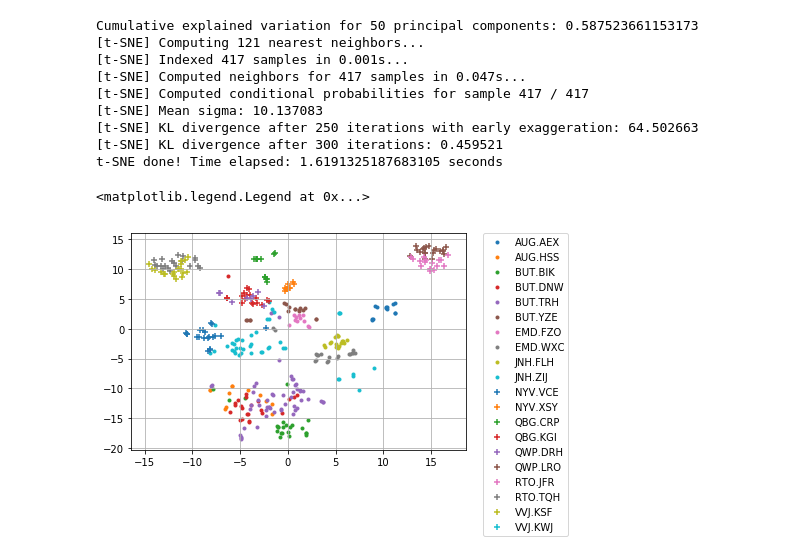
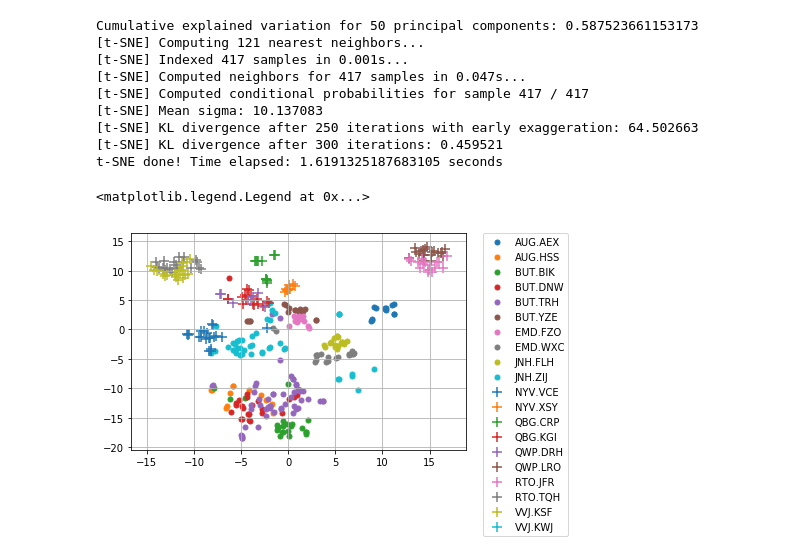
Before and after one commit to francoisremi/projet_FDD, a Jupyter notebook: jupyter/exercice2.ipynb, the cells around one changed output. Cells and saved outputs as stored; diff of their text form; code cells hidden in the pictures.

```diff
--- a/jupyter/exercice2.ipynb
+++ b/jupyter/exercice2.ipynb
@@ -86,16 +97,20 @@ plt.legend(le.classes_)
 # %%
-from mpl_toolkits.mplot3d import Axes3D
 
 fig = plt.figure()
 ax = fig.add_subplot(111, projection='3d')
 
-ax.scatter(df['pca-one'], df['pca-two'], df['pca-three'], c=df['species'], marker='o', label=le.classes_)
-
-ax.set_xlabel('pca 1')
-ax.set_ylabel('pca 2')
-ax.set_zlabel('pca 3')
-
-#plt.legend(le.classes_)
-
-plt.show()
+for i in range(1,len(le.classes_)+1):
+    if i < 11:
+        marker = '.'
+    else:
+        marker = '+'
+    ax.scatter(df[df['species']==i]['pca-one'].values,
+                df[df['species']==i]['pca-two'].values,
+                df[df['species']==i]['pca-three'].values,
+                marker=marker, s=100, label=le.classes_[i-1])
+ax.set_xlabel('pca-one')
+ax.set_ylabel('pca-two')
+ax.set_zlabel('pca-three')
+ax.legend(bbox_to_anchor=(1.05, 1), loc=2, borderaxespad=0.)
+fig.savefig("figures/pca.svg", bbox_inches='tight')
 # %% [output]
@@ -103,10 +117,0 @@ plt.show()
-# %%
-fig = plt.figure()
-ax = fig.add_subplot(111, projection='3d')
-
-for i in range(1,len(le.classes_)+1):
-    ax.scatter(df[df['species']==i]['pca-one'].values,
-                df[df['species']==i]['pca-two'].values,
-                df[df['species']==i]['pca-three'].values,
-                marker='o', label=le.classes_[i-1])
-ax.legend(bbox_to_anchor=(1.05, 1), loc=2, borderaxespad=0.)
@@ -138,6 +140,7 @@ print('t-SNE done! Time elapsed: {} seconds'.format(time.time()-time_start))
 [t-SNE] KL divergence after 300 iterations: 0.596214
 t-SNE done! Time elapsed: 2.37813663482666 seconds
 # %%
+%matplotlib inline
 df_tsne = df.copy()
 df_tsne['x-tsne'] = tsne_results[:,0]
 df_tsne['y-tsne'] = tsne_results[:,1]
@@ -152,7 +155,7 @@ for i in range(1,len(le.classes_)+1):
         marker = '+'
     ax.scatter(df_tsne[df_tsne['species']==i]['x-tsne'].values,
                 df_tsne[df_tsne['species']==i]['y-tsne'].values,
-                marker=marker, label=le.classes_[i-1])
+                marker=marker, s=100, label=le.classes_[i-1])
 ax.grid(True)
 ax.legend(bbox_to_anchor=(1.05, 1), loc=2, borderaxespad=0.)
 # %% [output]
@@ -186,23 +189,23 @@ t-SNE done! Time elapsed: 1.6191325187683105 seconds
 # %%
 df_tsne = None
 df_tsne = df.copy()
 df_tsne['x-tsne-pca'] = tsne_pca_results[:,0]
 df_tsne['y-tsne-pca'] = tsne_pca_results[:,1]
 
 fig = plt.figure()
 ax = fig.add_subplot(111)
 
 for i in range(1,len(le.classes_)+1):
     if i < 11:
         marker = '.'
     else:
         marker = '+'
     ax.scatter(df_tsne[df_tsne['species']==i]['x-tsne-pca'].values,
                 df_tsne[df_tsne['species']==i]['y-tsne-pca'].values,
-                marker=marker, label=le.classes_[i-1])
+                marker=marker, s=100, label=le.classes_[i-1])
 
 ax.grid(True)
 ax.legend(bbox_to_anchor=(1.05, 1), loc=2, borderaxespad=0.)
 # %% [output]
 <matplotlib.legend.Legend at 0x...>
-[figure, old version]
+[figure, new version]
```
Also changed, not shown: parts of 5 cells of this notebook, 5 other files.
